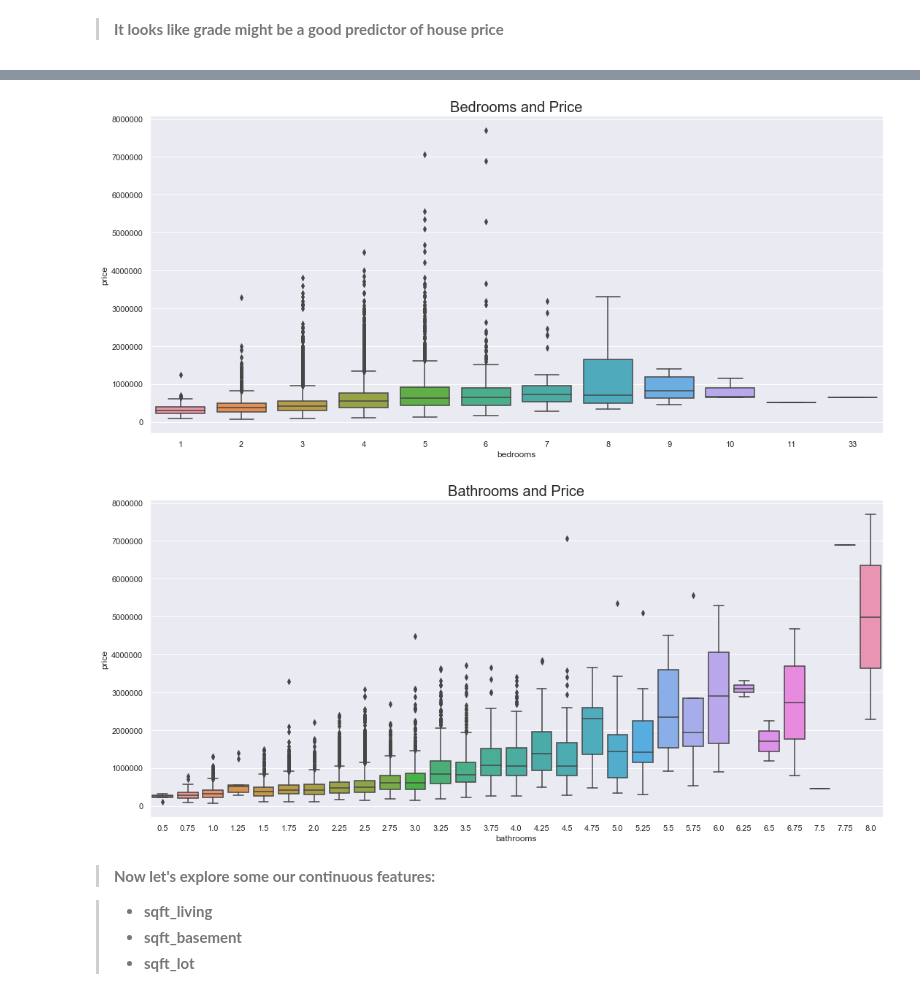
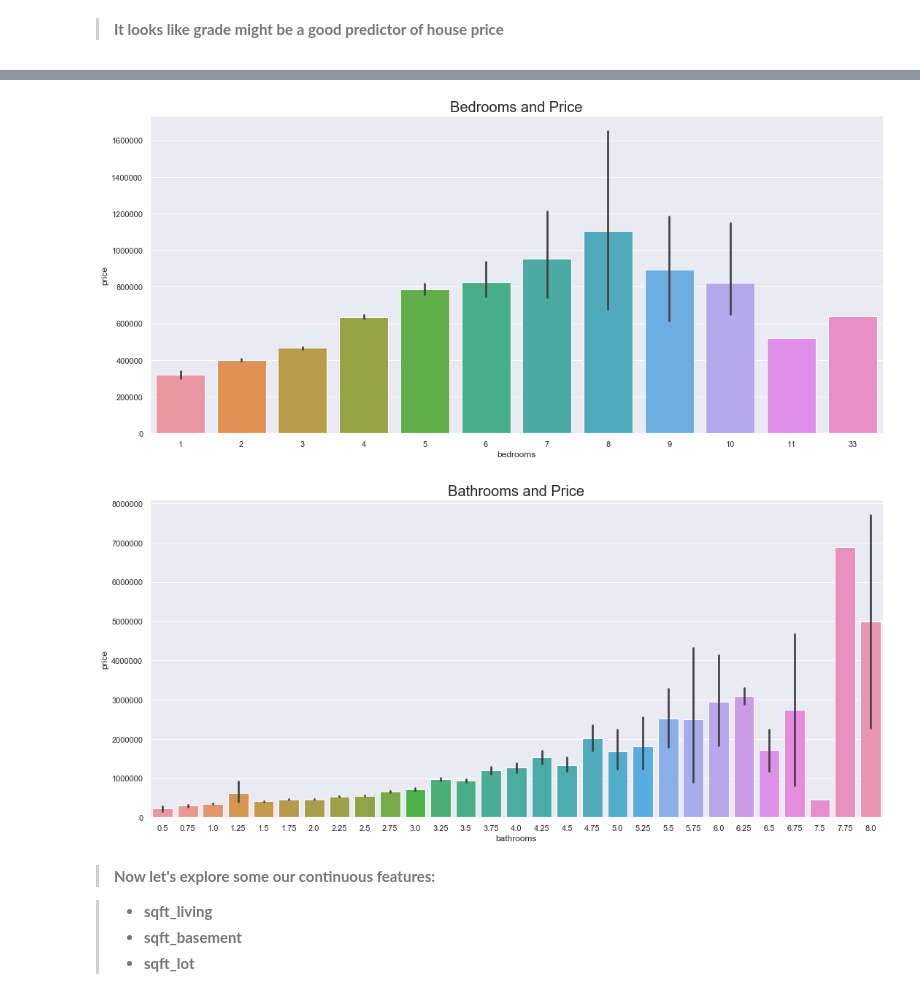
Before and after one commit to stones-1130/dsc-mod-2-project-online-pt-041320, a Jupyter notebook: student_OSEMN.ipynb, the cells around one changed output, grey strips where cells are left out. Drawn from its saved outputs; the diff is of its cells as text; code cells hidden in the pictures.

```diff
--- a/student_OSEMN.ipynb
+++ b/student_OSEMN.ipynb
@@ -353,18 +353,18 @@ sns.boxplot(x='floors', y='price', data=df);
 # %%
 #BEDROOMS & PRICE
 sns.set()
 plt.figure(figsize=(18,8))
 plt.title('Bedrooms and Price', fontsize=20)
-sns.boxplot(x='bedrooms', y='price', data=df);
+sns.barplot(x='bedrooms', y='price', data=df);
 # %% [output]
-[figure, old version]
+[figure, new version]
 # %%
 #BATHROOMS & PRICE
 plt.figure(figsize=(18,8))
 plt.title('Bathrooms and Price', fontsize=20)
-sns.boxplot(x='bathrooms', y='price', data=df);
+sns.barplot(x='bathrooms', y='price', data=df);
 # %% [output]
-[figure, old version]
+[figure, new version]
 # %% [markdown]
 > **Now let's explore some our continuous features:**
 
```
Also changed, not shown: parts of 55 cells of this notebook, 36 other files.
